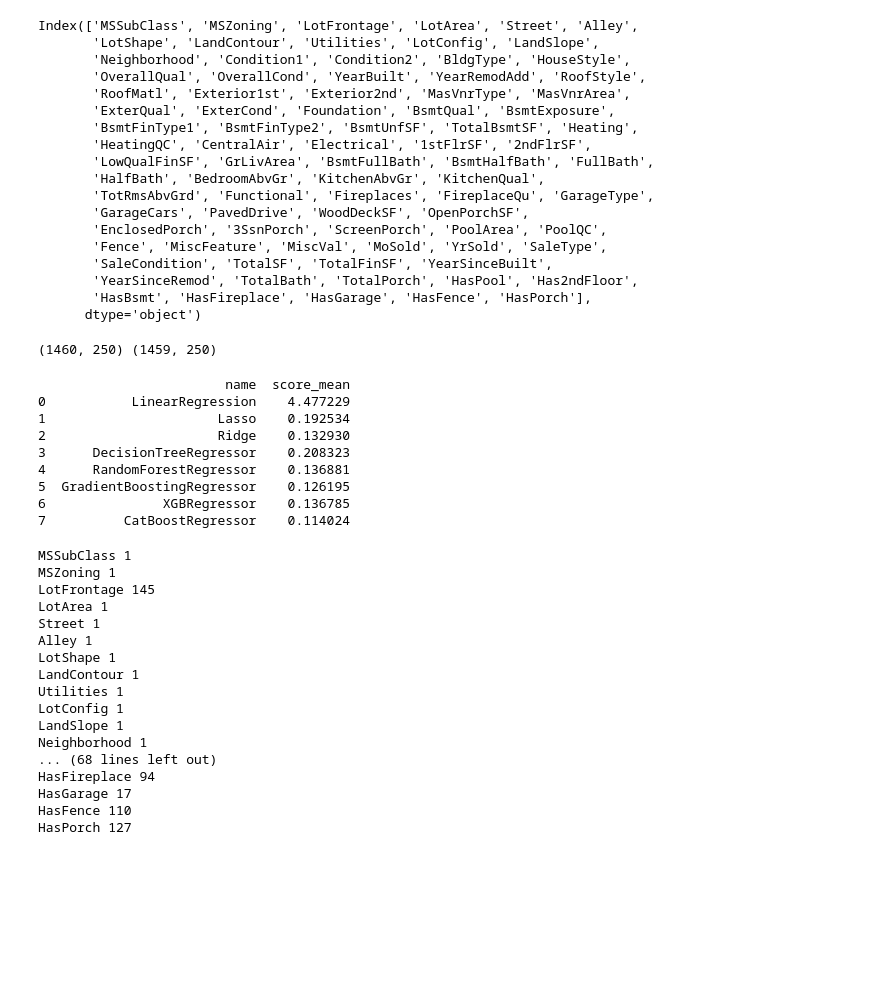
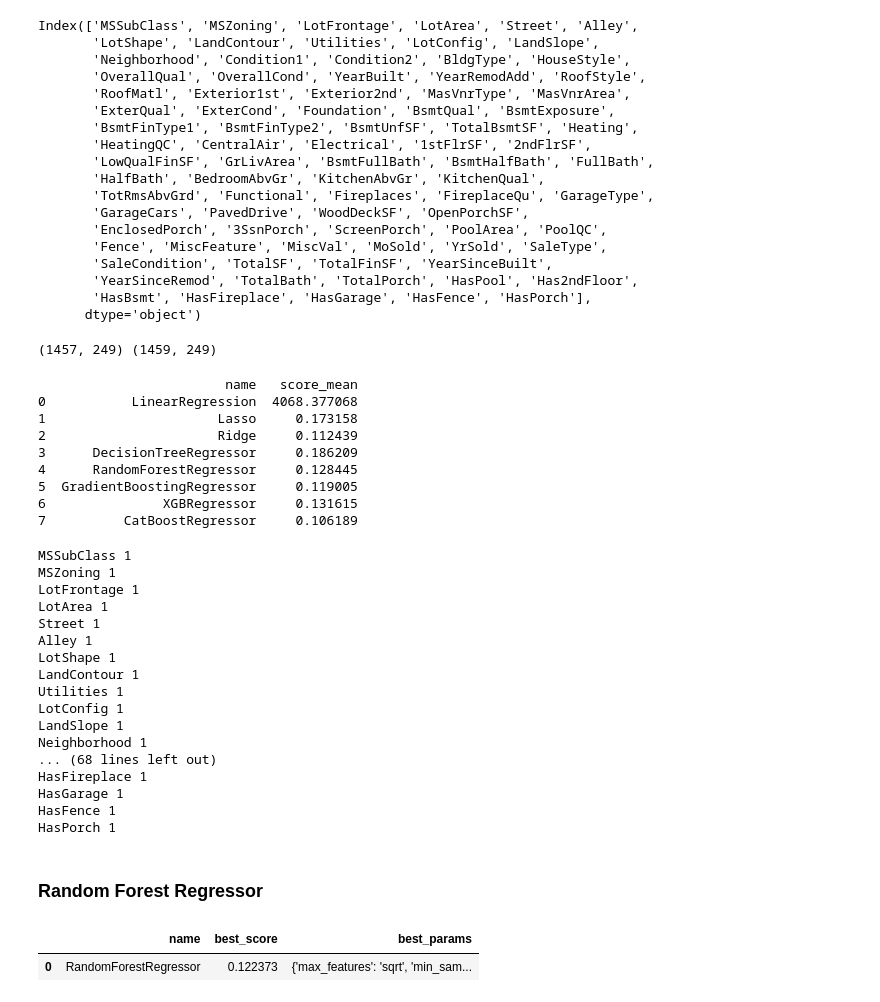
Before and after one commit to Chocomilkteaa/House-Prices, a Jupyter notebook: model.ipynb, the cells around one changed output. Saved outputs shown, nothing was run; the diff lists cells and outputs as text; code cells hidden in the pictures; blank space fills up the shorter version.

Commit message:
eda2: original features and new features model: add hyperparameter tunings and voting model

```diff
--- a/model.ipynb
+++ b/model.ipynb
@@ -39,8 +41,8 @@ Intel(R) Extension for Scikit-learn* enabled (https://github.com/intel/scikit-le
 # %% [markdown]
 ## Load Data and Preprocessing
 # %%
-train_data = pd.read_csv('./Data/train.csv')
-test_data = pd.read_csv('./Data/test.csv')
+train_data = pd.read_csv('./Data/train.csv', index_col='Id')
+test_data = pd.read_csv('./Data/test.csv', index_col='Id')
 
 feature = 'MSSubClass'
 train_data[feature] = train_data[feature].apply(lambda x: str(x))
@@ -276,7 +278,7 @@ test_data[columns_float] = test_data[columns_float].astype('float32')
 
 label = 'SalePrice'
 
-id = test_data['Id']
+id = test_data.index
 # %%
 models = [
     LinearRegression(),
@@ -845,7 +850,10 @@ tuneParameters([model], tuning_parameters, X_train, Y_train, 'neg_root_mean_squa
 # %% [markdown]
 ## New Features
 # %%
-train_data_new, test_data_new = train_data.copy(), test_data.copy()
+train_data_new, test_data_new = train_data.copy(), test_data.copy().reset_index(drop=True)
+
+train_data_new = train_data_new.drop(train_data_new[(train_data_new['OverallQual']==4) & (train_data_new['SalePrice']>200000)].index)
+train_data_new = train_data_new.drop(train_data_new[(train_data_new['GrLivArea']>4000) & (train_data_new['SalePrice']<300000)].index).reset_index(drop=True)
 
 train_data_new['TotalSF'] = train_data_new[['TotalBsmtSF', '1stFlrSF', '2ndFlrSF']].sum(axis=1)
 test_data_new['TotalSF'] = test_data_new[['TotalBsmtSF', '1stFlrSF', '2ndFlrSF']].sum(axis=1)
@@ -885,8 +893,18 @@ test_data_new['HasFence'] = test_data_new['Fence'].apply(lambda x: 1 if x > 0 el
 
 train_data_new['HasPorch'] = train_data_new['TotalPorch'].apply(lambda x: 1 if x > 0 else 0)
 test_data_new['HasPorch'] = test_data_new['TotalPorch'].apply(lambda x: 1 if x > 0 else 0)
+
+columns_to_log = ['LotFrontage', 'LotArea', 'MasVnrArea',
+                  'BsmtFinSF1', 'BsmtFinSF2', 'BsmtUnfSF',
+                  'TotalBsmtSF', '1stFlrSF', '2ndFlrSF',
+                  'LowQualFinSF', 'GrLivArea', 'WoodDeckSF',
+                  'OpenPorchSF', 'EnclosedPorch', '3SsnPorch',
+                  'ScreenPorch', 'PoolArea', 'MiscVal']
+
+train_data_new[columns_to_log] = np.log1p(train_data_new[columns_to_log])
+test_data_new[columns_to_log] = np.log1p(test_data_new[columns_to_log])
 # %%
-columns_to_drop = ['Id', 'GarageArea', 'GarageYrBlt', 'GarageFinish', 'GarageQual', 'GarageCond', 'BsmtCond', 'BsmtFinSF1', 'BsmtFinSF2']
+columns_to_drop = ['GarageArea', 'GarageYrBlt', 'GarageFinish', 'GarageQual', 'GarageCond', 'BsmtCond', 'BsmtFinSF1', 'BsmtFinSF2']
 X_train, Y_train, X_test = prepareDataDrop(columns_to_drop, label, train_data_new, test_data_new, True)
 
 columns_candidate = X_train.columns
@@ -914,20 +932,20 @@ Index(['MSSubClass', 'MSZoning', 'LotFrontage', 'LotArea', 'Street', 'Alley',
 X_train, X_test = preprocess(X_train, X_test)
 print(X_train.shape, X_test.shape)
 # %% [output]
-(1460, 250) (1459, 250)
+(1457, 249) (1459, 249)
 # %%
 cv_results = evaluation(models, X_train, Y_train, 'neg_root_mean_squared_error', n_core)
 print(cv_results)
 # %% [output]
-                        name  score_mean
-0           LinearRegression    4.477229
-1                      Lasso    0.192534
-2                      Ridge    0.132930
-3      DecisionTreeRegressor    0.208323
-4      RandomForestRegressor    0.136881
-5  GradientBoostingRegressor    0.126195
-6               XGBRegressor    0.136785
-7          CatBoostRegressor    0.114024
+                        name   score_mean
+0           LinearRegression  4068.377068
+1                      Lasso     0.173158
+2                      Ridge     0.112439
+3      DecisionTreeRegressor     0.186209
+4      RandomForestRegressor     0.128445
+5  GradientBoostingRegressor     0.119005
+6               XGBRegressor     0.131615
+7          CatBoostRegressor     0.106189
 # %%
 cv = ShuffleSplit(random_state=0)
 model = RandomForestRegressor(random_state=0, oob_score=True)
@@ -939,7 +957,7 @@ for feature, rank in zip(columns_candidate, selector.ranking_):
 # %% [output]
 MSSubClass 1
 MSZoning 1
-LotFrontage 145
+LotFrontage 1
 LotArea 1
 Street 1
 Alley 1
@@ -950,7 +968,26 @@ LotConfig 1
 LandSlope 1
 Neighborhood 1
 ... (68 lines left out)
-HasFireplace 94
-HasGarage 17
-HasFence 110
-HasPorch 127
+HasFireplace 1
+HasGarage 1
+HasFence 1
+HasPorch 1
+# %% [markdown]
+### Random Forest Regressor
+# %%
+tuning_parameters = {
+        'RandomForestRegressor': {
+            'n_estimators': [50, 100, 300, 500, 1000],
+            'min_samples_split': [2, 4, 6, 8, 10],
+            'max_features': ['sqrt', 'log2', 1]
+        }
+    }
+
+model = RandomForestRegressor(random_state=0, oob_score=True)
+
+tuning_results = tuneParameters([model], tuning_parameters, X_train, Y_train, 'neg_root_mean_squared_error', n_core)
+# %%
+tuning_results
+# %% [output]
+|  | name | best_score | best_params |
+| 0 | RandomForestRegressor | 0.122373 | {'max_features': 'sqrt', 'min_sam... |
```
Also changed, not shown: parts of 45 cells of this notebook, 1 other file.
